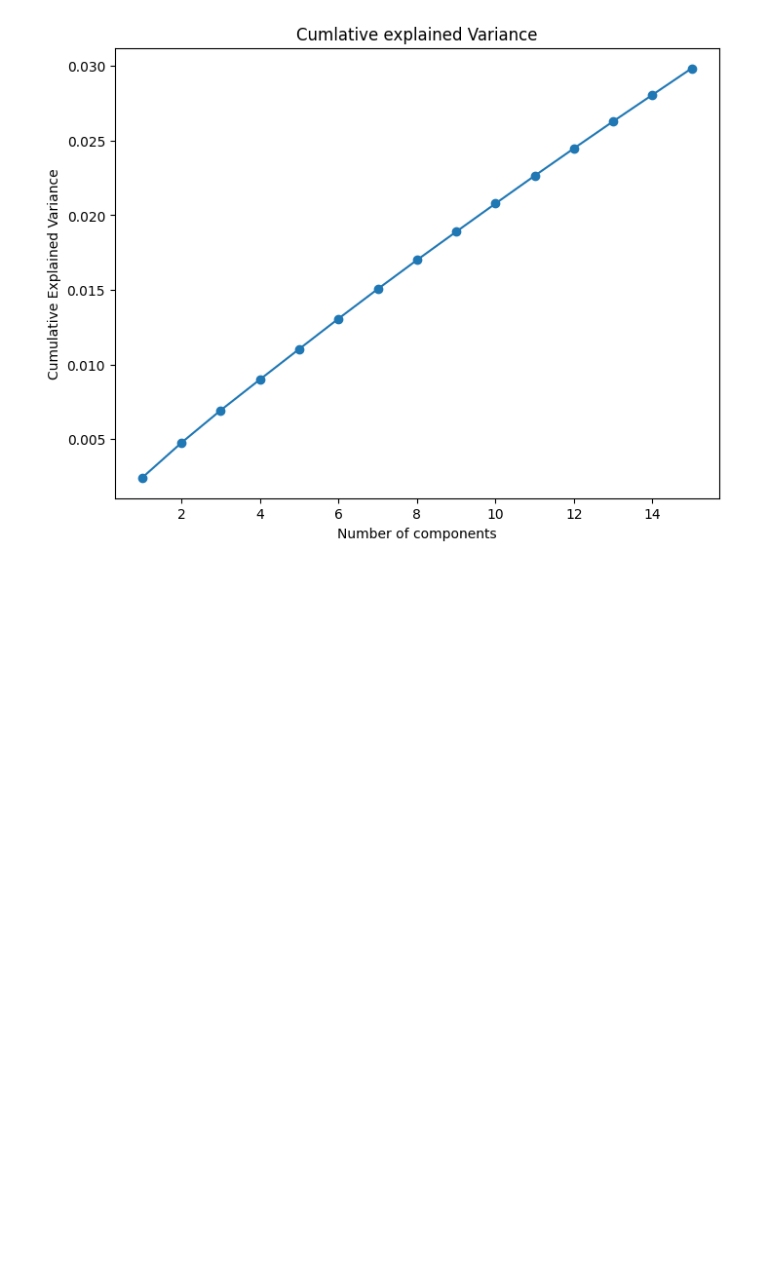
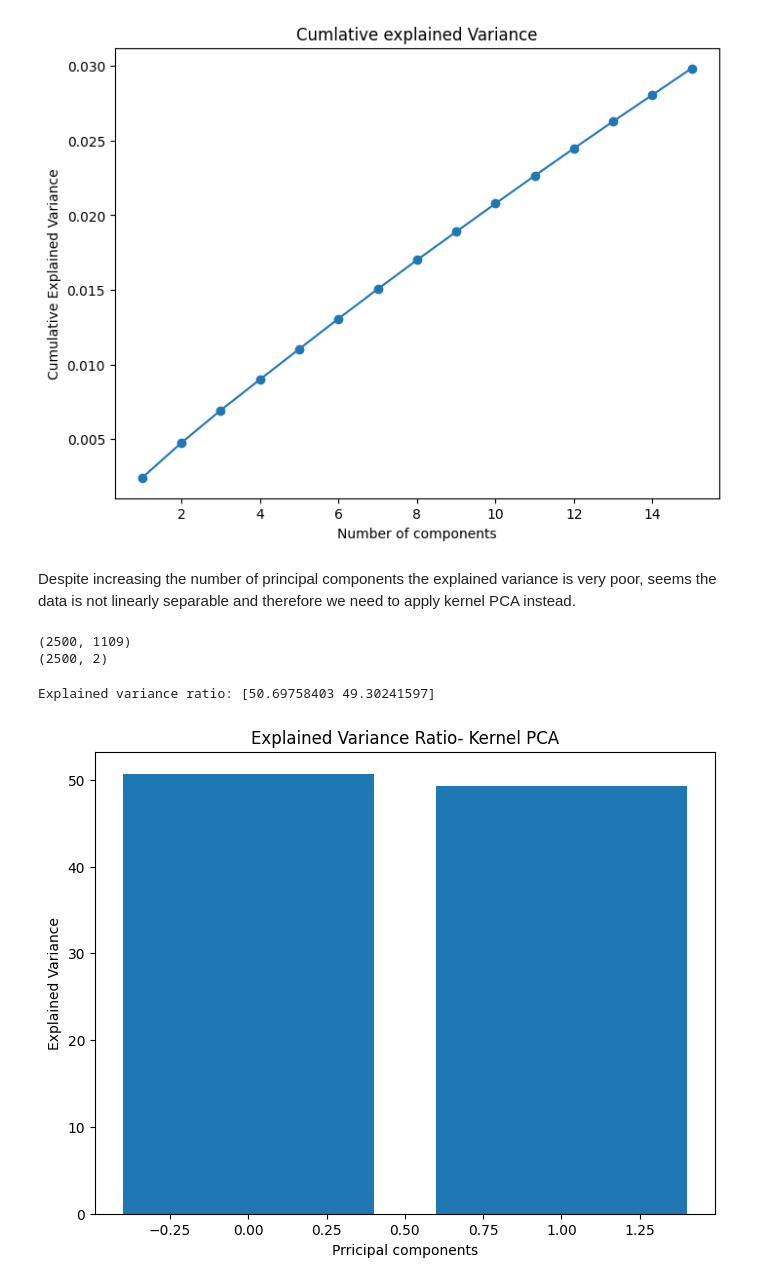
Before and after one commit to WamzMwangi/Unsupervised_Machine_Learning, a Jupyter notebook: Week1_Principal_Component_Analysis/CarSales_Data_PCA.ipynb, the cells around one changed output. Saved outputs shown, nothing was run; the diff lists cells and outputs as text; code cells hidden in the pictures; blank space fills up the shorter version.

Commit message:
Applying kernel PCA

```diff
--- a/Week1_Principal_Component_Analysis/CarSales_Data_PCA.ipynb
+++ b/Week1_Principal_Component_Analysis/CarSales_Data_PCA.ipynb
@@ -268,3 +266,30 @@ plt.title("Cumlative explained Variance")
 plt.show()
 # %% [output]
 [figure]
+# %% [markdown]
+Despite increasing the number of principal components the explained variance is very poor, seems the data is not linearly separable and therefore we need to apply kernel PCA instead.
+# %%
+from sklearn.decomposition import KernelPCA
+kpca=KernelPCA(n_components=2)
+kpca.fit(scaled_df)
+X_kpca=kpca.transform(scaled_df)
+print(scaled_df.shape)
+print(X_pca.shape)
+# %% [output]
+(2500, 1109)
+(2500, 2)
+# %%
+explained_variance_kernel = np.var(X_kpca,axis=0)
+explained_variance_ratio_kernel=(explained_variance_kernel/np.sum(explained_variance_kernel))*100
+print('Explained variance ratio:', explained_variance_ratio_kernel)
+# %% [output]
+Explained variance ratio: [50.69758403 49.30241597]
+# %%
+plt.figure(figsize=(8,6))
+plt.bar(range(len(explained_variance_ratio_kernel)), explained_variance_ratio_kernel)
+plt.xlabel("Prricipal components")
+plt.ylabel("Explained Variance")
+plt.title("Explained Variance Ratio- Kernel PCA")
+plt.show()
+# %% [output]
+[figure, added]
```
Also changed, not shown: parts of 4 cells of this notebook.
